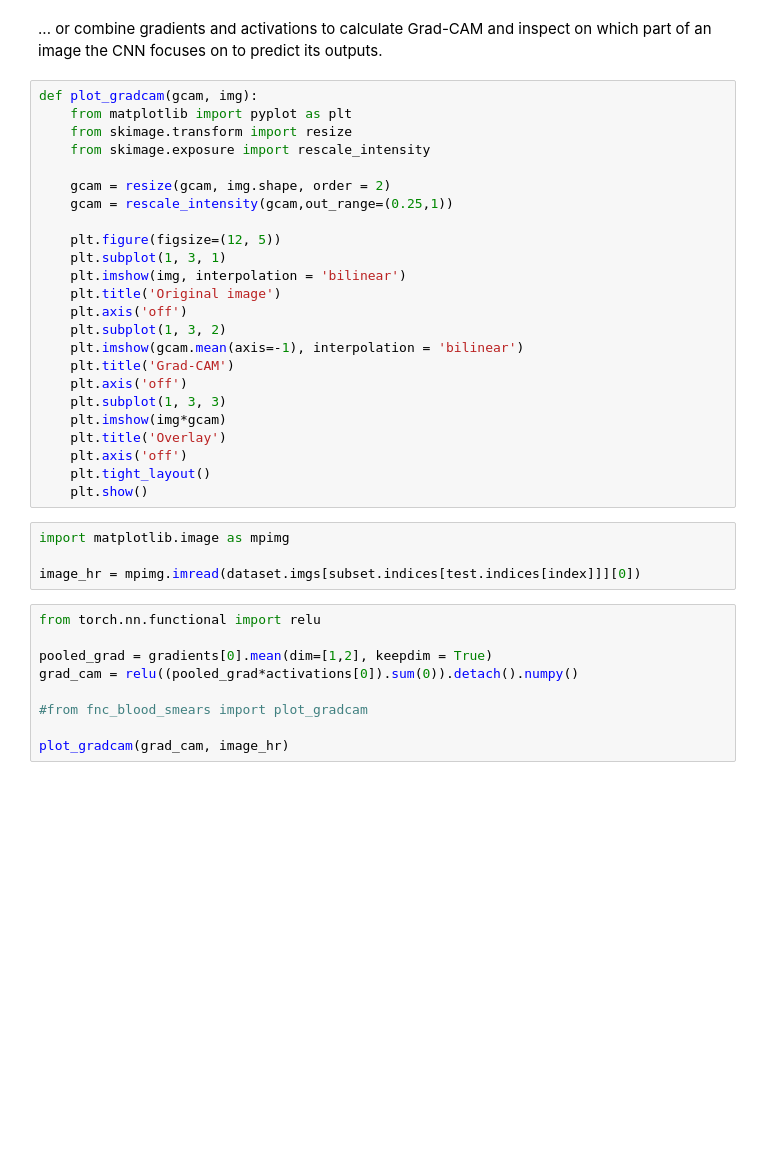
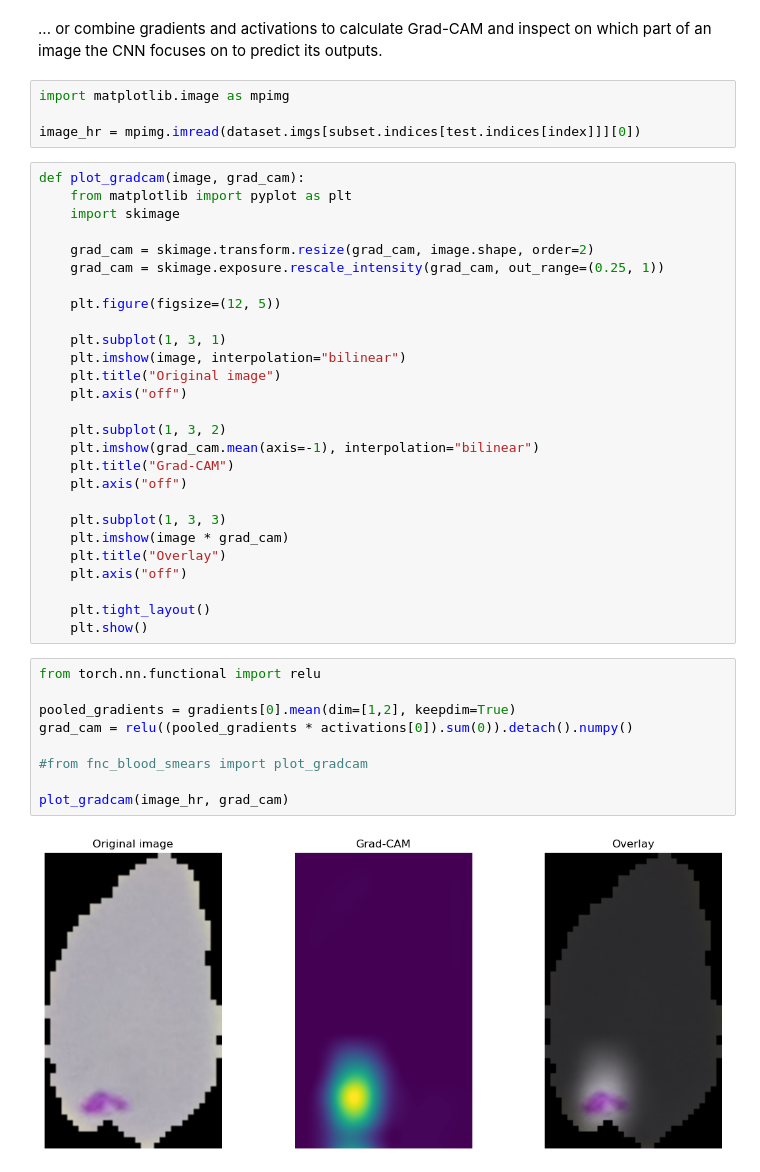
Before and after one commit to DeepTrackAI/DeepLearningCrashCourse, a Jupyter notebook: Ch03_CNN/Ex03B/blood_smears.ipynb, the cells around one changed output. Saved outputs shown, nothing was run; the diff lists cells and outputs as text; blank space fills up the shorter version.

```diff
--- a/Ch03_CNN/Ex03B/blood_smears.ipynb
+++ b/Ch03_CNN/Ex03B/blood_smears.ipynb
@@ -428,39 +555,44 @@ plot_activations(input = activations.permute(1,0,2,3),n_rows=8,label = 'Feature
 # %% [markdown]
 ... or combine gradients and activations to calculate Grad-CAM and inspect on which part of an image the CNN focuses on to predict its outputs.
-# %%
-def plot_gradcam(gcam, img):
-    from matplotlib import pyplot as plt
-    from skimage.transform import resize
-    from skimage.exposure import rescale_intensity
-
-    gcam = resize(gcam, img.shape, order = 2)
-    gcam = rescale_intensity(gcam,out_range=(0.25,1))
-
-    plt.figure(figsize=(12, 5))
-    plt.subplot(1, 3, 1)
-    plt.imshow(img, interpolation = 'bilinear')
-    plt.title('Original image')
-    plt.axis('off')
-    plt.subplot(1, 3, 2)
-    plt.imshow(gcam.mean(axis=-1), interpolation = 'bilinear')
-    plt.title('Grad-CAM')
-    plt.axis('off')
-    plt.subplot(1, 3, 3)
-    plt.imshow(img*gcam)
-    plt.title('Overlay')
-    plt.axis('off')
-    plt.tight_layout()
-    plt.show()
 # %%
 import matplotlib.image as mpimg
 
 image_hr = mpimg.imread(dataset.imgs[subset.indices[test.indices[index]]][0])
+# %%
+def plot_gradcam(image, grad_cam):
+    from matplotlib import pyplot as plt
+    import skimage
+
+    grad_cam = skimage.transform.resize(grad_cam, image.shape, order=2)
+    grad_cam = skimage.exposure.rescale_intensity(grad_cam, out_range=(0.25, 1))
+
+    plt.figure(figsize=(12, 5))
+
+    plt.subplot(1, 3, 1)
+    plt.imshow(image, interpolation="bilinear")
+    plt.title("Original image")
+    plt.axis("off")
+
+    plt.subplot(1, 3, 2)
+    plt.imshow(grad_cam.mean(axis=-1), interpolation="bilinear")
+    plt.title("Grad-CAM")
+    plt.axis("off")
+
+    plt.subplot(1, 3, 3)
+    plt.imshow(image * grad_cam)
+    plt.title("Overlay")
+    plt.axis("off")
+
+    plt.tight_layout()
+    plt.show()
 # %%
 from torch.nn.functional import relu
 
-pooled_grad = gradients[0].mean(dim=[1,2], keepdim = True)
-grad_cam = relu((pooled_grad*activations[0]).sum(0)).detach().numpy()
+pooled_gradients = gradients[0].mean(dim=[1,2], keepdim=True)
+grad_cam = relu((pooled_gradients * activations[0]).sum(0)).detach().numpy()
 
 #from fnc_blood_smears import plot_gradcam
 
-plot_gradcam(grad_cam, image_hr)
+plot_gradcam(image_hr, grad_cam)
+# %% [output]
+[figure, added]
```
Also changed, not shown: parts of 22 cells of this notebook.
